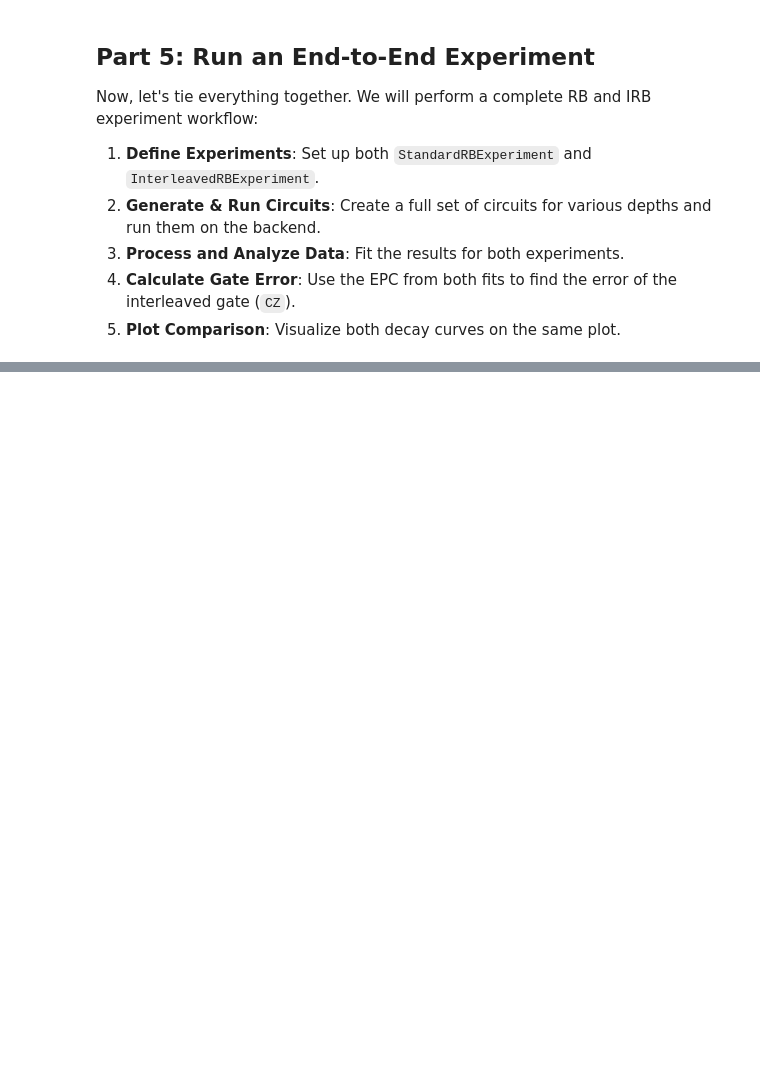
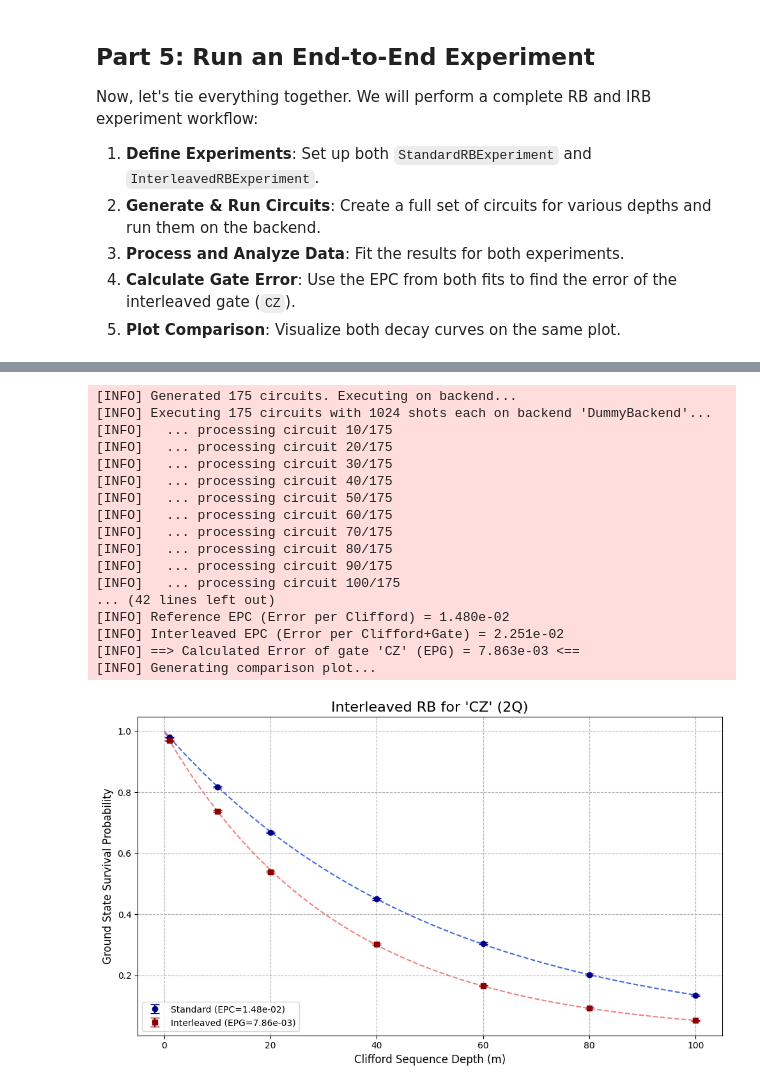
Before and after one commit to BAQIS-Quantum/ErrorGnoMark, a Jupyter notebook: docs/tutorials/rb.ipynb, the cells around one changed output, grey strips where cells are left out. Cells and saved outputs as stored; diff of their text form; code cells hidden in the pictures; blank space fills up the shorter version.

```diff
--- a/docs/tutorials/rb.ipynb
+++ b/docs/tutorials/rb.ipynb
@@ -303,0 +247,58 @@ plt.show()
+# %%
+# =========================================================================
+# Final User Script: Directly Invokes Your Interleaved RB Experiment Framework
+#
+# This script assumes the 'errorgnomark' library and the 'rb.py' file
+# are correctly installed and accessible in the Python environment.
+# =========================================================================
+
+# Step 1: Import all necessary components from your library
+# -------------------------------------------------------------------------
+# Import the experiment class from your local experiment module
+from errorgnomark.experiments.benchmarking.rb import InterleavedRBExperiment
+
+# Import core components from the 'errorgnomark' library
+from errorgnomark.engine import QuantumEngine
+from errorgnomark.circuits import Gate
+from errorgnomark.backends import DummyBackend
+
+
+# Step 2: Prepare the Backend and Engine
+# -------------------------------------------------------------------------
+# Instantiate a backend to simulate a device with specific noise characteristics
+print("Initializing Backend and Engine...")
+my_backend = DummyBackend(
+    clifford_fidelity=0.98,
+    gate_fidelities={'cz': 0.99},
+    spam_error_rate=0.005
+)
+
+# Initialize the Quantum Engine with the configured backend
+my_engine = QuantumEngine(backend=my_backend)
+
+
+# Step 3: Define and Configure the Interleaved RB Experiment
+# -------------------------------------------------------------------------
+# Directly instantiate the experiment class
+print("\nDefining the Interleaved RB Experiment...")
+irb_experiment = InterleavedRBExperiment(
+    qubits=[0, 1],
+    interleaved_gate=Gate('cz', qubits=[0, 1]),
+    depths=[1, 10, 20, 40, 60, 80, 100],
+    circuits_per_depth=25,
+    native_gates=['cz', 'sx', 'rz'],
+    seed=42
+)
+
+
+# Step 4: Execute the Experiment
+# -------------------------------------------------------------------------
+# This single .run() call handles all internal logic: circuit generation,
+# execution, analysis, and plotting.
+print("--- Running the full experiment workflow ---")
+results = irb_experiment.run(
+    engine=my_engine,
+    shots=1024,
+    plot=True  # Automatically display the results plot
+)
+# %% [output]
@@ -303,0 +320,18 @@ plt.show()
+[INFO] Generated 175 circuits. Executing on backend...
+[INFO] Executing 175 circuits with 1024 shots each on backend 'DummyBackend'...
+[INFO]   ... processing circuit 10/175
+[INFO]   ... processing circuit 20/175
+[INFO]   ... processing circuit 30/175
+[INFO]   ... processing circuit 40/175
+[INFO]   ... processing circuit 50/175
+[INFO]   ... processing circuit 60/175
+[INFO]   ... processing circuit 70/175
+[INFO]   ... processing circuit 80/175
+[INFO]   ... processing circuit 90/175
+[INFO]   ... processing circuit 100/175
+... (42 lines left out)
+[INFO] Reference EPC (Error per Clifford) = 1.480e-02
+[INFO] Interleaved EPC (Error per Clifford+Gate) = 2.251e-02
+[INFO] ==> Calculated Error of gate 'CZ' (EPG) = 7.863e-03 <==
+[INFO] Generating comparison plot...
+[figure, added]
```
Also changed, not shown: parts of 7 cells of this notebook.
